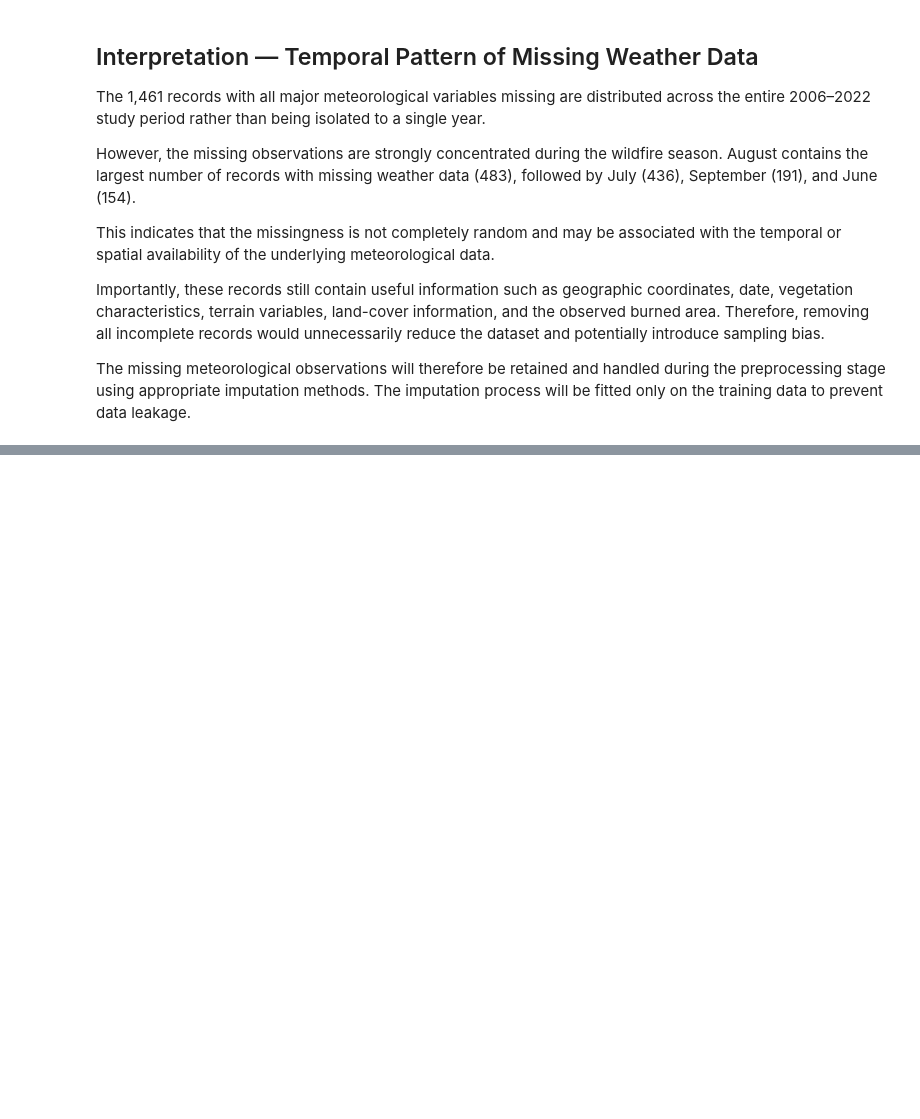
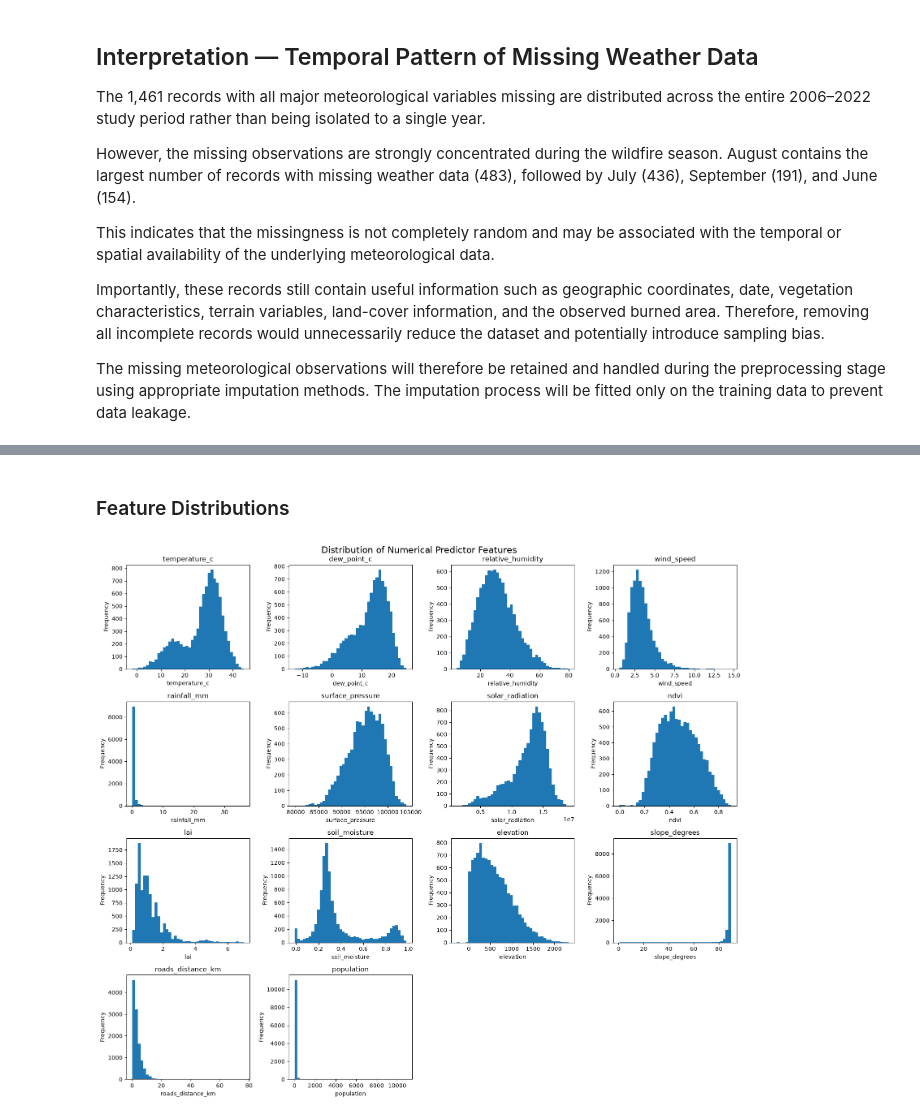
Before and after one commit to mraznyrazeek/ML-Based-Forest-Fire-Prediction-Project, a Jupyter notebook: backend/notebooks/01_mesogeos_data_investigation.ipynb, the cells around one changed output, grey strips where cells are left out. Cells and saved outputs as stored; diff of their text form; code cells hidden in the pictures; blank space fills up the shorter version.

```diff
--- a/backend/notebooks/01_mesogeos_data_investigation.ipynb
+++ b/backend/notebooks/01_mesogeos_data_investigation.ipynb
@@ -946,0 +1039,47 @@ The missing meteorological observations will therefore be retained and handled d
+# %% [markdown]
+### Feature Distributions
+# %%
+features_to_plot = [
+    "temperature_c",
+    "dew_point_c",
+    "relative_humidity",
+    "wind_speed",
+    "rainfall_mm",
+    "surface_pressure",
+    "solar_radiation",
+    "ndvi",
+    "lai",
+    "soil_moisture",
+    "elevation",
+    "slope_degrees",
+    "roads_distance_km",
+    "population"
+]
+
+fig, axes = plt.subplots(4, 4, figsize=(16, 14))
+
+axes = axes.flatten()
+
+for i, feature in enumerate(features_to_plot):
+    axes[i].hist(
+        df[feature].dropna(),
+        bins=40
+    )
+
+    axes[i].set_title(feature)
+    axes[i].set_xlabel(feature)
+    axes[i].set_ylabel("Frequency")
+
+# Hide unused subplot
+for j in range(len(features_to_plot), len(axes)):
+    axes[j].set_visible(False)
+
+plt.suptitle(
+    "Distribution of Numerical Predictor Features",
+    fontsize=16
+)
+
+plt.tight_layout()
+plt.show()
+# %% [output]
+[figure, added]
```
Also changed, not shown: parts of 41 cells of this notebook.
